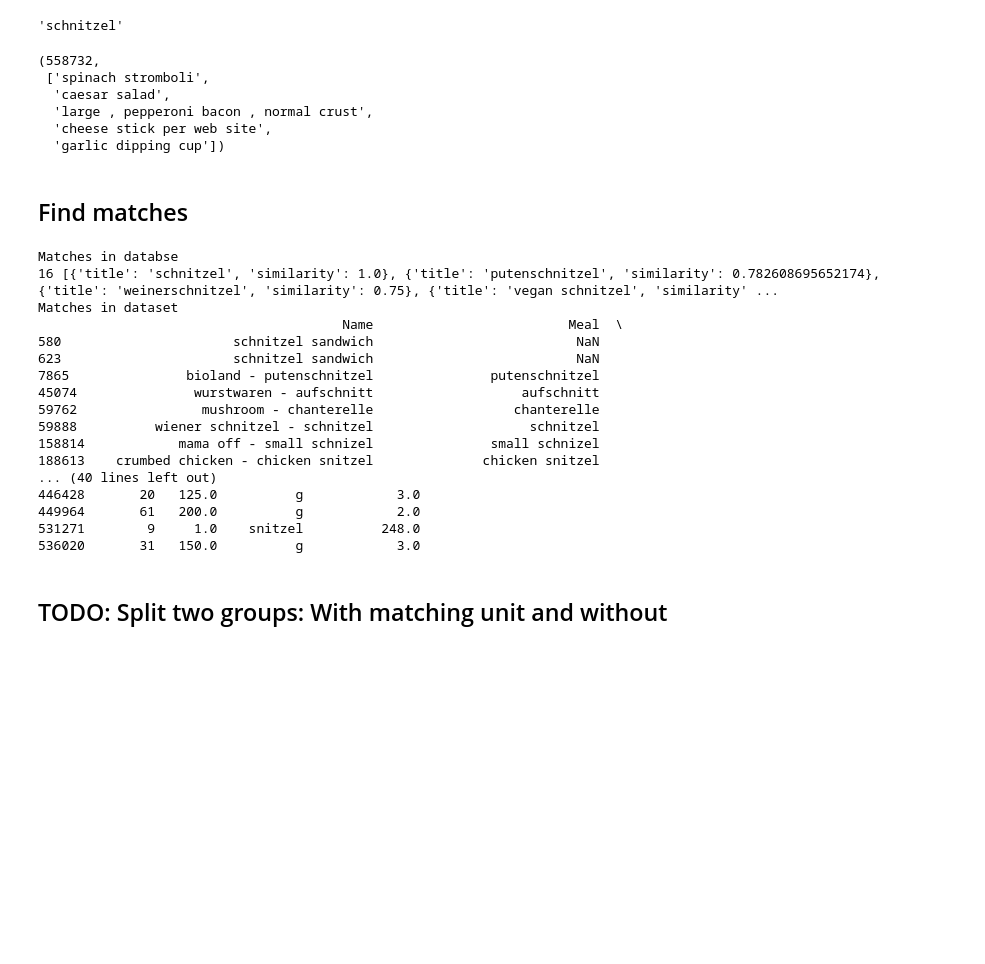
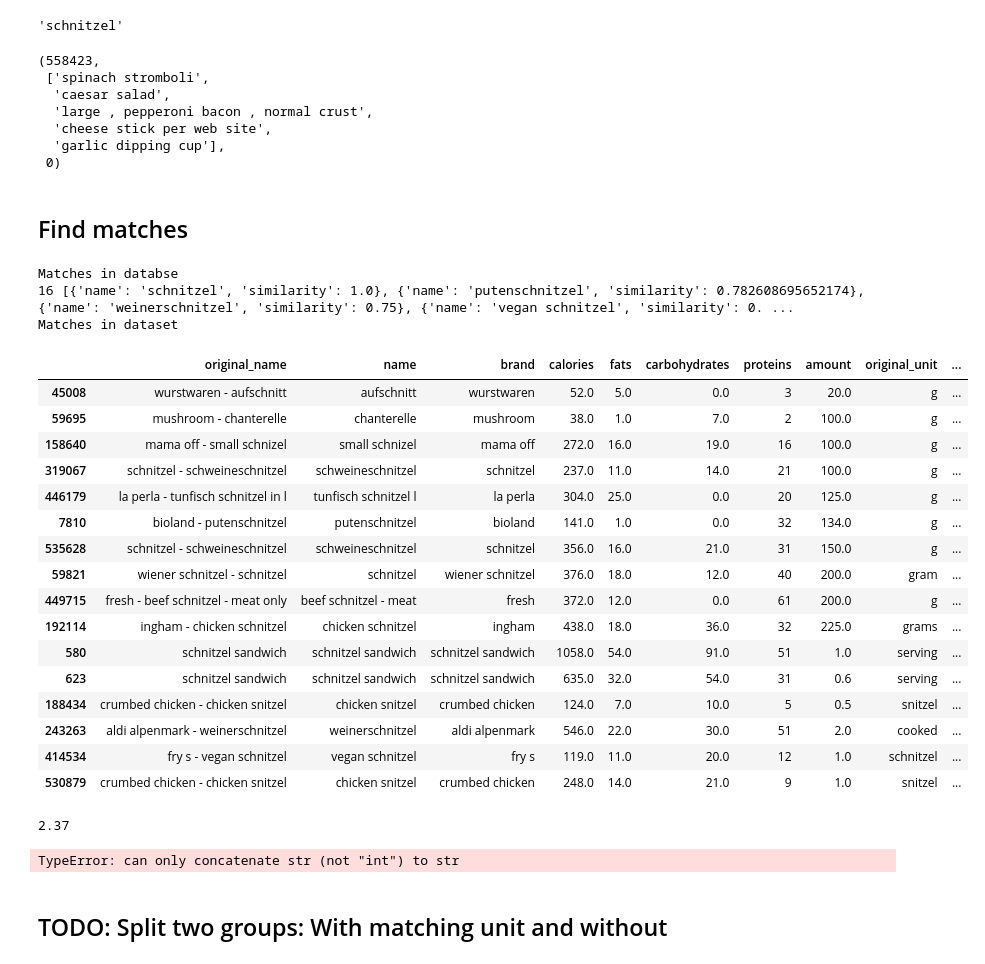
Before and after one commit to thnew/Smart-Food-Diary, a Jupyter notebook: notebooks/thnew-get_nutrition_values.ipynb, the cells around one changed output. Saved outputs shown, nothing was run; the diff lists cells and outputs as text; code cells hidden in the pictures; blank space fills up the shorter version.

Commit message:
Imputed some remaining nan values in the dataset

```diff
--- a/notebooks/thnew-get_nutrition_values.ipynb
+++ b/notebooks/thnew-get_nutrition_values.ipynb
@@ -20,16 +20,17 @@ extracted_meals.iloc[0]['name']
 # %%
 nutrition_dataset = pd.read_csv('../data/nutrition_dataset.csv')
 
-food_names = nutrition_dataset['Meal_cleaned'].dropna().tolist()
+food_names = nutrition_dataset['name'].tolist()
 
-len(food_names), food_names[:5]
+len(food_names), food_names[:5], nutrition_dataset['name'].isna().sum()
 # %% [output]
-(558732,
+(558423,
  ['spinach stromboli',
   'caesar salad',
   'large , pepperoni bacon , normal crust',
   'cheese stick per web site',
-  'garlic dipping cup'])
+  'garlic dipping cup'],
+ 0)
 # %% [markdown]
 ## Find matches
 # %%
@@ -38,52 +39,64 @@ def closest_matches(meal_name: str):
         return SequenceMatcher(None, a, b).ratio()
 
     matches = difflib.get_close_matches(meal_name, food_names, n=50, cutoff=0.6)
 
     if len(matches) == 0:
         return None
 
-    return [{ 'title': x, 'similarity': similar(x, meal_name) } for x in matches]
+    return [{ 'name': x, 'similarity': similar(x, meal_name) } for x in matches]
 
 stop_words = set(stopwords.words('english'))
 lemmatizer = WordNetLemmatizer()
 def clean_text(text):
     text = text.strip()
     text = text.lower()
     tokens = word_tokenize(text)
     tokens = [w for w in tokens if w not in stop_words]
     tokens = [lemmatizer.lemmatize(word, pos = "n") for word in tokens]
     return ' '.join(tokens)
 
 meal = clean_text("Schnitzel")
 
 matches = closest_matches(meal)
 
 print("Matches in databse")
 print(len(matches), matches)
 
-matches = [x['title'] for x in matches]
+matches = [x['name'] for x in matches]
 
 print("Matches in dataset")
-matches_df = nutrition_dataset[nutrition_dataset['Meal_cleaned'].isin(matches)]
-print(matches_df)
+matches_df = nutrition_dataset[nutrition_dataset['name'].isin(matches)]
+matches_df.sort_values('grams_per_portion')
 # %% [output]
 Matches in databse
-16 [{'title': 'schnitzel', 'similarity': 1.0}, {'title': 'putenschnitzel', 'similarity': 0.782608695652174}, {'title': 'weinerschnitzel', 'similarity': 0.75}, {'title': 'vegan schnitzel', 'similarity' ...
+16 [{'name': 'schnitzel', 'similarity': 1.0}, {'name': 'putenschnitzel', 'similarity': 0.782608695652174}, {'name': 'weinerschnitzel', 'similarity': 0.75}, {'name': 'vegan schnitzel', 'similarity': 0. ...
 Matches in dataset
-                                       Name                         Meal  \
-580                      schnitzel sandwich                          NaN
-623                      schnitzel sandwich                          NaN
-7865               bioland - putenschnitzel               putenschnitzel
-45074               wurstwaren - aufschnitt                   aufschnitt
-59762                mushroom - chanterelle                  chanterelle
-59888          wiener schnitzel - schnitzel                    schnitzel
-158814            mama off - small schnizel               small schnizel
-188613    crumbed chicken - chicken snitzel              chicken snitzel
-... (40 lines left out)
-446428       20   125.0          g            3.0
-449964       61   200.0          g            2.0
-531271        9     1.0    snitzel          248.0
-536020       31   150.0          g            3.0
+|  | original_name | name | brand | calories | fats | carbohydrates | proteins | amount | original_unit | ... |
+| 45008 | wurstwaren - aufschnitt | aufschnitt | wurstwaren | 52.0 | 5.0 | 0.0 | 3 | 20.0 | g | ... |
+| 59695 | mushroom - chanterelle | chanterelle | mushroom | 38.0 | 1.0 | 7.0 | 2 | 100.0 | g | ... |
+| 158640 | mama off - small schnizel | small schnizel | mama off | 272.0 | 16.0 | 19.0 | 16 | 100.0 | g | ... |
+| 319067 | schnitzel - schweineschnitzel | schweineschnitzel | schnitzel | 237.0 | 11.0 | 14.0 | 21 | 100.0 | g | ... |
+| 446179 | la perla - tunfisch schnitzel in l | tunfisch schnitzel l | la perla | 304.0 | 25.0 | 0.0 | 20 | 125.0 | g | ... |
+| 7810 | bioland - putenschnitzel | putenschnitzel | bioland | 141.0 | 1.0 | 0.0 | 32 | 134.0 | g | ... |
+| 535628 | schnitzel - schweineschnitzel | schweineschnitzel | schnitzel | 356.0 | 16.0 | 21.0 | 31 | 150.0 | g | ... |
+| 59821 | wiener schnitzel - schnitzel | schnitzel | wiener schnitzel | 376.0 | 18.0 | 12.0 | 40 | 200.0 | gram | ... |
+| 449715 | fresh - beef schnitzel - meat only | beef schnitzel - meat | fresh | 372.0 | 12.0 | 0.0 | 61 | 200.0 | g | ... |
+| 192114 | ingham - chicken schnitzel | chicken schnitzel | ingham | 438.0 | 18.0 | 36.0 | 32 | 225.0 | grams | ... |
+| 580 | schnitzel sandwich | schnitzel sandwich | schnitzel sandwich | 1058.0 | 54.0 | 91.0 | 51 | 1.0 | serving | ... |
+| 623 | schnitzel sandwich | schnitzel sandwich | schnitzel sandwich | 635.0 | 32.0 | 54.0 | 31 | 0.6 | serving | ... |
+| 188434 | crumbed chicken - chicken snitzel | chicken snitzel | crumbed chicken | 124.0 | 7.0 | 10.0 | 5 | 0.5 | snitzel | ... |
+| 243263 | aldi alpenmark - weinerschnitzel | weinerschnitzel | aldi alpenmark | 546.0 | 22.0 | 30.0 | 51 | 2.0 | cooked | ... |
+| 414534 | fry s - vegan schnitzel | vegan schnitzel | fry s | 119.0 | 11.0 | 20.0 | 12 | 1.0 | schnitzel | ... |
+| 530879 | crumbed chicken - chicken snitzel | chicken snitzel | crumbed chicken | 248.0 | 14.0 | 21.0 | 9 | 1.0 | snitzel | ... |
+# %%
+matches_df['calories_per_gram'].iloc[10]
+# %% [output]
+2.37
+# %%
+matches_df['calories_per_portion'].mean()
+#matches_df['calories_per_gram'].mean()
+# %% [output]
+TypeError: can only concatenate str (not "int") to str
 # %% [markdown]
 ## TODO: Split two groups: With matching unit and without
 # %% [markdown]
```
Also changed, not shown: 1 other file.
